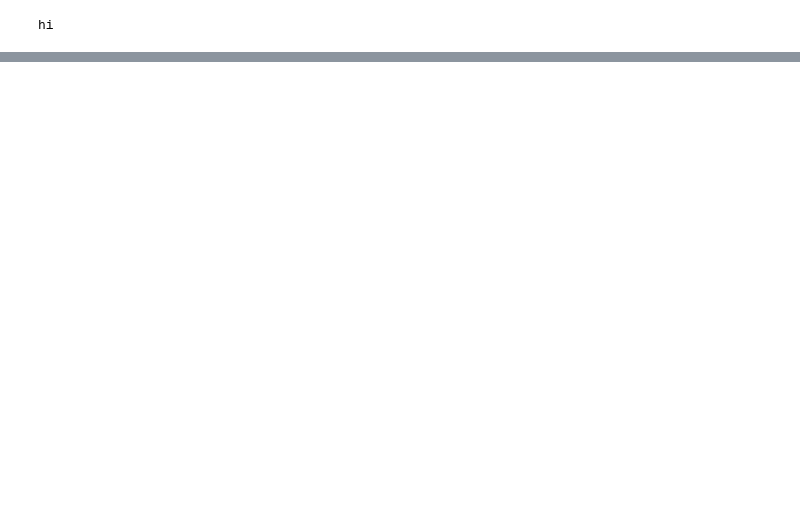
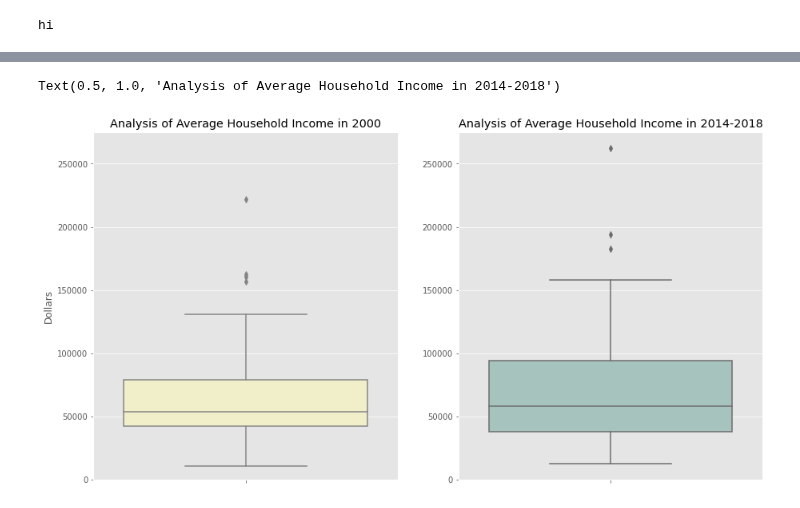
Before and after one commit to leosimanonok/DataScienceFinalTutorial, a Jupyter notebook: Leah.ipynb, the cells around one changed output, grey strips where cells are left out. Cells and saved outputs as stored; diff of their text form; code cells hidden in the pictures; blank space fills up the shorter version.

```diff
--- a/Leah.ipynb
+++ b/Leah.ipynb
@@ -539,0 +589,20 @@ corr_by_year.pivot_table(index='Measure',
+# %%
+#Create two boxplots showing summary statistics
+
+#Year 2000
+plt.figure(figsize=(15,8))
+plt.subplot(1, 2, 1)
+p1 = sns.boxplot(data = race_income_2000, color='#f6f5c2', y = 'Avg Household Income')
+p1.set_ylim(0, 275000)
+p1.set_ylabel("Dollars")
+p1.set_title("Analysis of Average Household Income in 2000")
+
+#Years 2014-2018
+plt.subplot(1, 2, 2)
+p2 = sns.boxplot(data = race_income_2018, color='#a1c8c1', y = 'Avg Household Income')
+p2.set_ylim(0, 275000)
+p2.set_ylabel("")
+p2.set_title("Analysis of Average Household Income in 2014-2018")
+# %% [output]
+Text(0.5, 1.0, 'Analysis of Average Household Income in 2014-2018')
+[figure, added]
```
Also changed, not shown: parts of 6 cells of this notebook.
